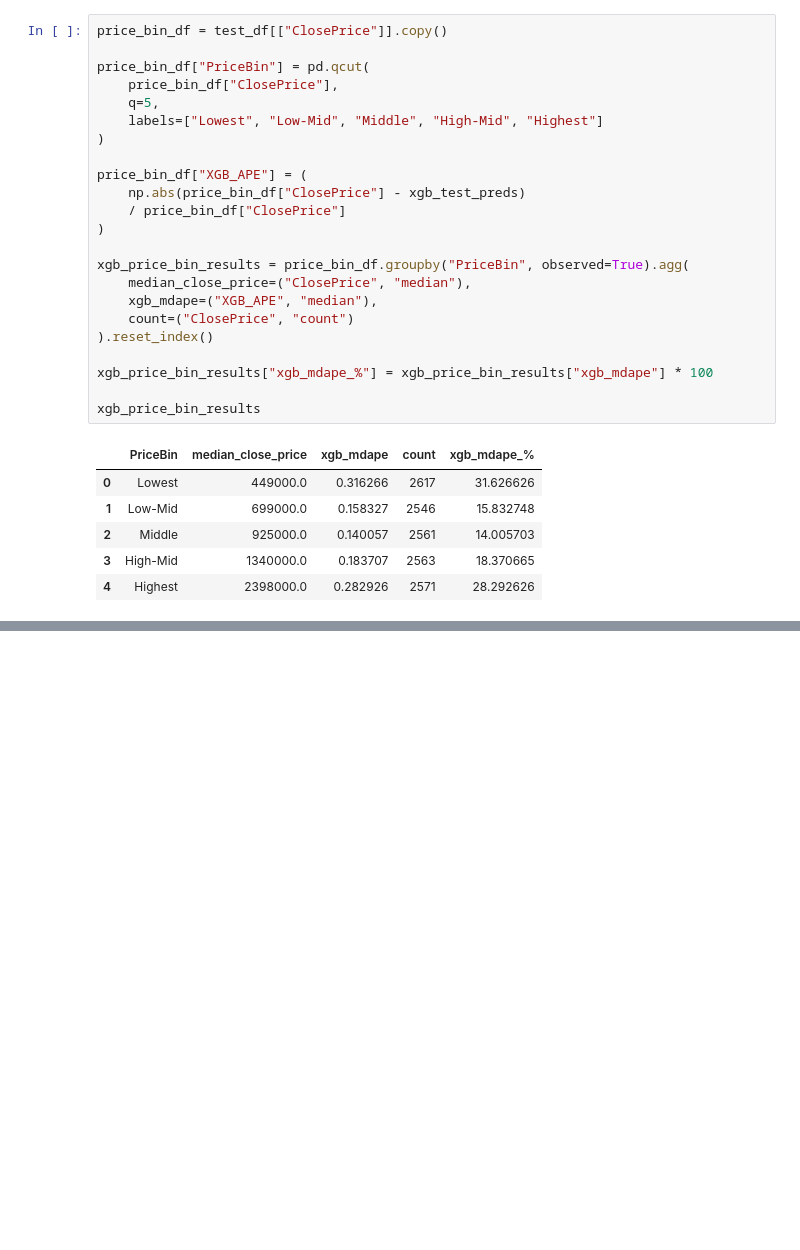
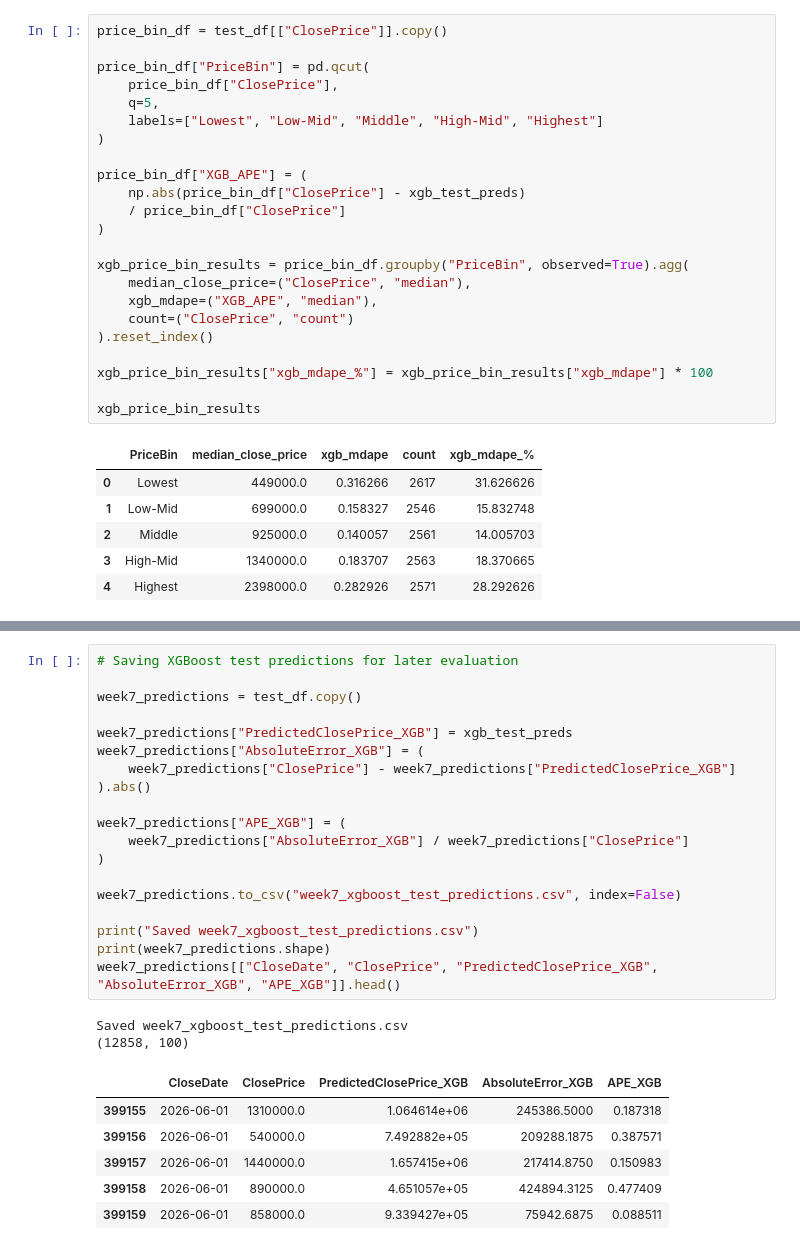
Before and after one commit to jenniferhuu/s26-ds51-housing-project, a Jupyter notebook: 05_advanced_models.ipynb, the cells around one changed output, grey strips where cells are left out. Cells and saved outputs as stored; diff of their text form; blank space fills up the shorter version.

```diff
--- a/05_advanced_models.ipynb
+++ b/05_advanced_models.ipynb
@@ -1003,0 +1040,28 @@ The feature set included the Week 6 engineered variables: living area, bedrooms,
+# %%
+# Saving XGBoost test predictions for later evaluation
+
+week7_predictions = test_df.copy()
+
+week7_predictions["PredictedClosePrice_XGB"] = xgb_test_preds
+week7_predictions["AbsoluteError_XGB"] = (
+    week7_predictions["ClosePrice"] - week7_predictions["PredictedClosePrice_XGB"]
+).abs()
+
+week7_predictions["APE_XGB"] = (
+    week7_predictions["AbsoluteError_XGB"] / week7_predictions["ClosePrice"]
+)
+
+week7_predictions.to_csv("week7_xgboost_test_predictions.csv", index=False)
+
+print("Saved week7_xgboost_test_predictions.csv")
+print(week7_predictions.shape)
+week7_predictions[["CloseDate", "ClosePrice", "PredictedClosePrice_XGB", "AbsoluteError_XGB", "APE_XGB"]].head()
+# %% [output]
+Saved week7_xgboost_test_predictions.csv
+(12858, 100)
+|  | CloseDate | ClosePrice | PredictedClosePrice_XGB | AbsoluteError_XGB | APE_XGB |
+| 399155 | 2026-06-01 | 1310000.0 | 1.064614e+06 | 245386.5000 | 0.187318 |
+| 399156 | 2026-06-01 | 540000.0 | 7.492882e+05 | 209288.1875 | 0.387571 |
+| 399157 | 2026-06-01 | 1440000.0 | 1.657415e+06 | 217414.8750 | 0.150983 |
+| 399158 | 2026-06-01 | 890000.0 | 4.651057e+05 | 424894.3125 | 0.477409 |
+| 399159 | 2026-06-01 | 858000.0 | 9.339427e+05 | 75942.6875 | 0.088511 |
```
Also changed, not shown: parts of 6 cells of this notebook, 4 other files.
